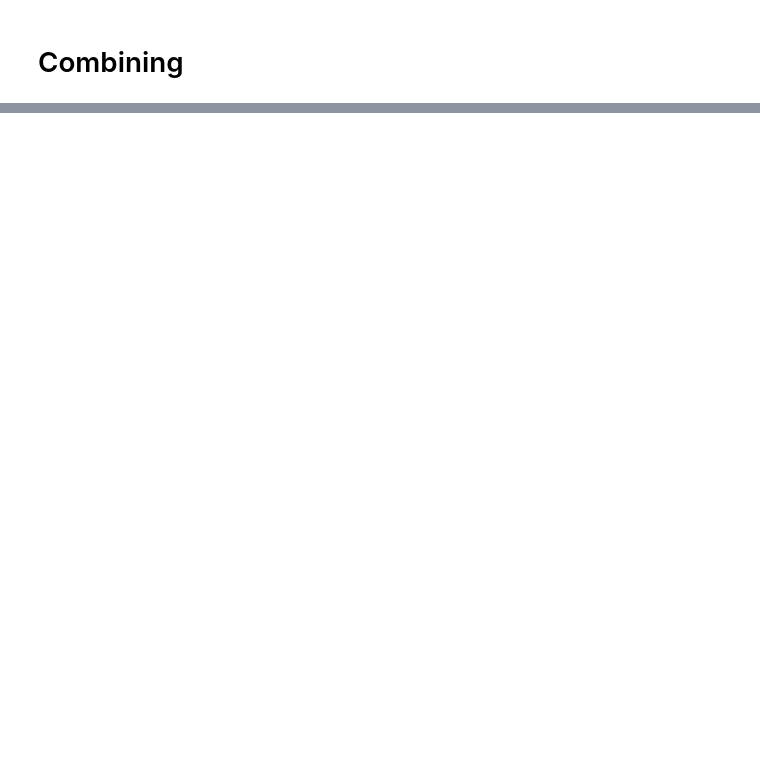
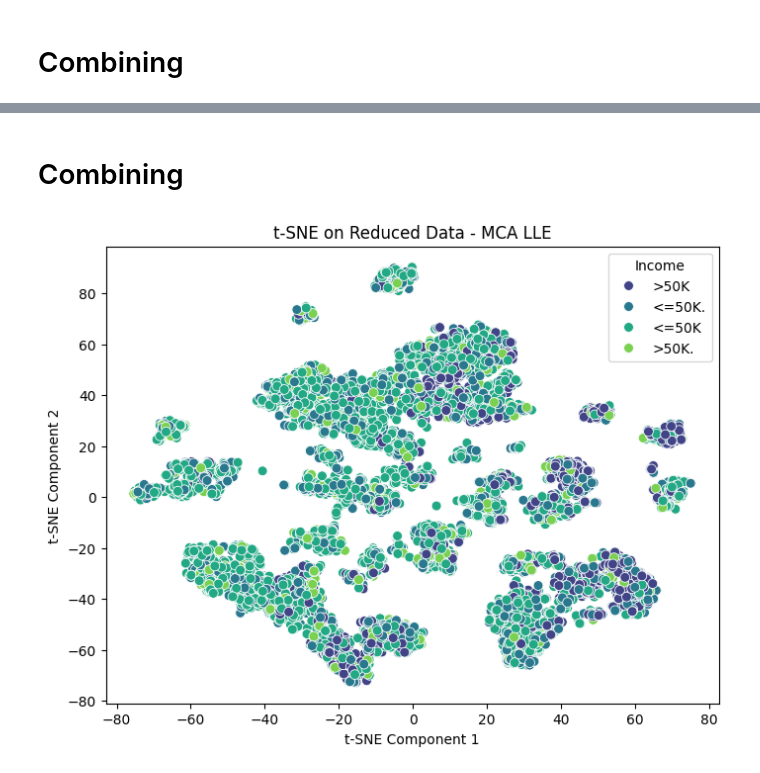
Before and after one commit to yoav-amar/unsupervised_learning_project, a Jupyter notebook: TSNE.ipynb, the cells around one changed output, grey strips where cells are left out. Drawn from its saved outputs; the diff is of its cells as text; code cells hidden in the pictures; blank space fills up the shorter version.

```diff
--- a/TSNE.ipynb
+++ b/TSNE.ipynb
@@ -76,0 +101,9 @@ plot_tsne(X_tsne, 't-SNE on Reduced Data')
+# %% [markdown]
+# Combining
+# %%
+X_combined_lle = np.hstack((X_num_lle, X_cat_mca))
+tsne = TSNE(n_components=2, random_state=36, perplexity=50)
+X_tsne_lle = tsne.fit_transform(X_combined_lle)
+plot_tsne(X_tsne_lle, 't-SNE on Reduced Data - MCA LLE')
+# %% [output]
+[figure, added]
```
Also changed, not shown: parts of 19 cells of this notebook, 2 other files.
